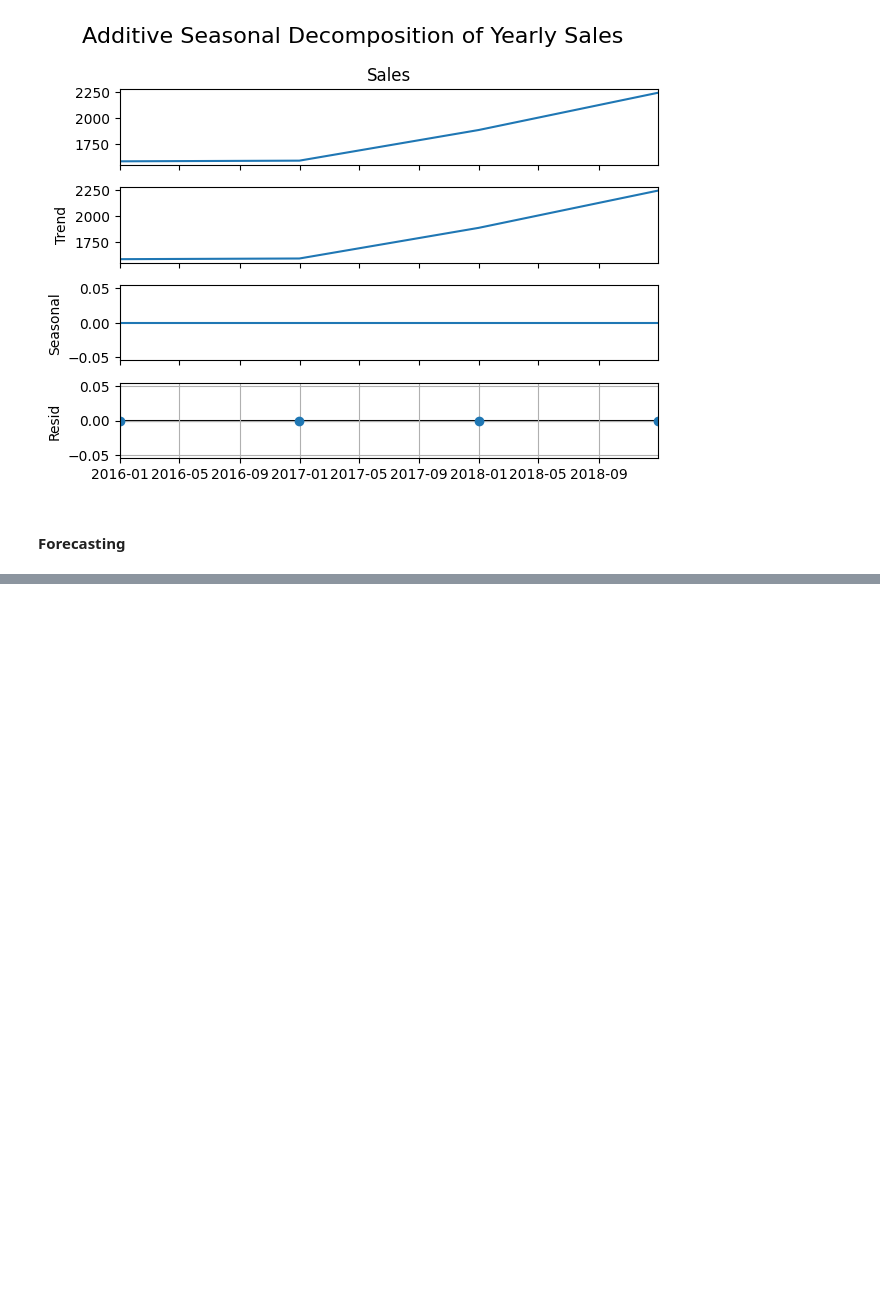
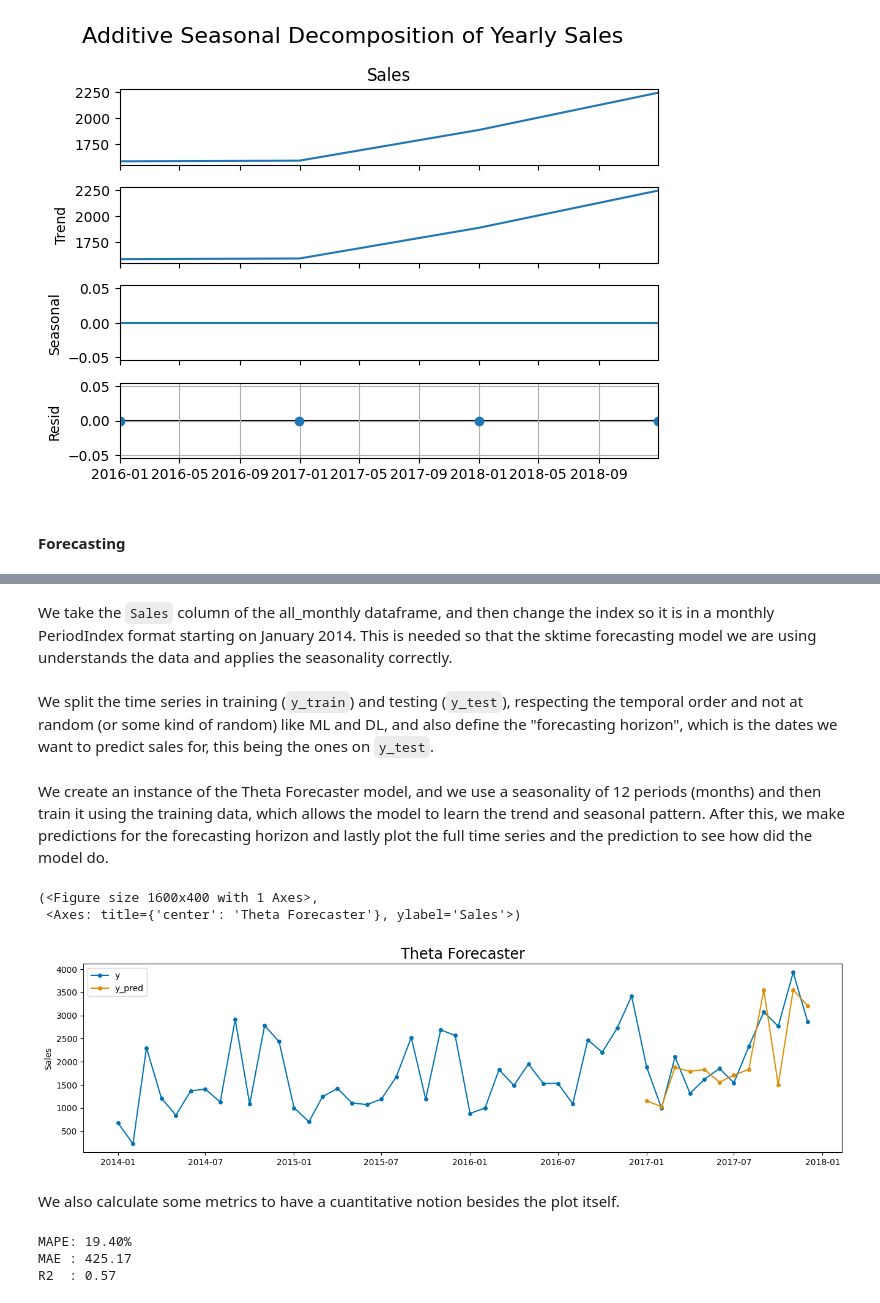
Before and after one commit to csierr/forecasting-superstore-sales, a Jupyter notebook: forecasting_sales.ipynb, the cells around one changed output, grey strips where cells are left out. Saved outputs shown, nothing was run; the diff lists cells and outputs as text; code cells hidden in the pictures; blank space fills up the shorter version.

Commit message:
Testing ThetaForecaster

```diff
--- a/forecasting_sales.ipynb
+++ b/forecasting_sales.ipynb
@@ -266,0 +259,34 @@ plt.show()
+# %% [markdown]
+We take the `Sales` column of the all_monthly dataframe, and then change the index so it is in a monthly PeriodIndex format starting on January 2014. This is needed so that the sktime forecasting model we are using understands the data and applies the seasonality correctly.
+# %%
+y = all_monthly['Sales']
+y.index = pd.period_range(start='2014-01', periods=len(y), freq='M')
+# %% [markdown]
+We split the time series in training (`y_train`) and testing (`y_test`), respecting the temporal order and not at random (or some kind of random) like ML and DL, and also define the "forecasting horizon", which is the dates we want to predict sales for, this being the ones on `y_test`.
+# %%
+y_train, y_test = temporal_train_test_split(y)
+horizon = ForecastingHorizon(y_test.index, is_relative=False)
+# %% [markdown]
+We create an instance of the Theta Forecaster model, and we use a seasonality of 12 periods (months) and then train it using the training data, which allows the model to learn the trend and seasonal pattern. After this, we make predictions for the forecasting horizon and lastly plot the full time series and the prediction to see how did the model do.
+# %%
+forecasting_model = ThetaForecaster(sp=12)
+forecasting_model.fit(y_train)
+y_pred = forecasting_model.predict(horizon)
+plot_series(y, y_pred, title='Theta Forecaster', labels=['y','y_pred'])
+# %% [output]
+(<Figure size 1600x400 with 1 Axes>,
+ <Axes: title={'center': 'Theta Forecaster'}, ylabel='Sales'>)
+[figure, added]
+# %% [markdown]
+We also calculate some metrics to have a cuantitative notion besides the plot itself.
+# %%
+mape = mean_absolute_percentage_error(y_test, y_pred)
+print(f"MAPE: {mape*100:.2f}%")
+mae = mean_absolute_error(y_test, y_pred)
+print(f"MAE : {mae:.2f}")
+r2 = r2_score(y_test, y_pred)
+print(f"R2  : {r2:.2f}")
+# %% [output]
+MAPE: 19.40%
+MAE : 425.17
+R2  : 0.57
```
Also changed, not shown: parts of 11 cells of this notebook.
